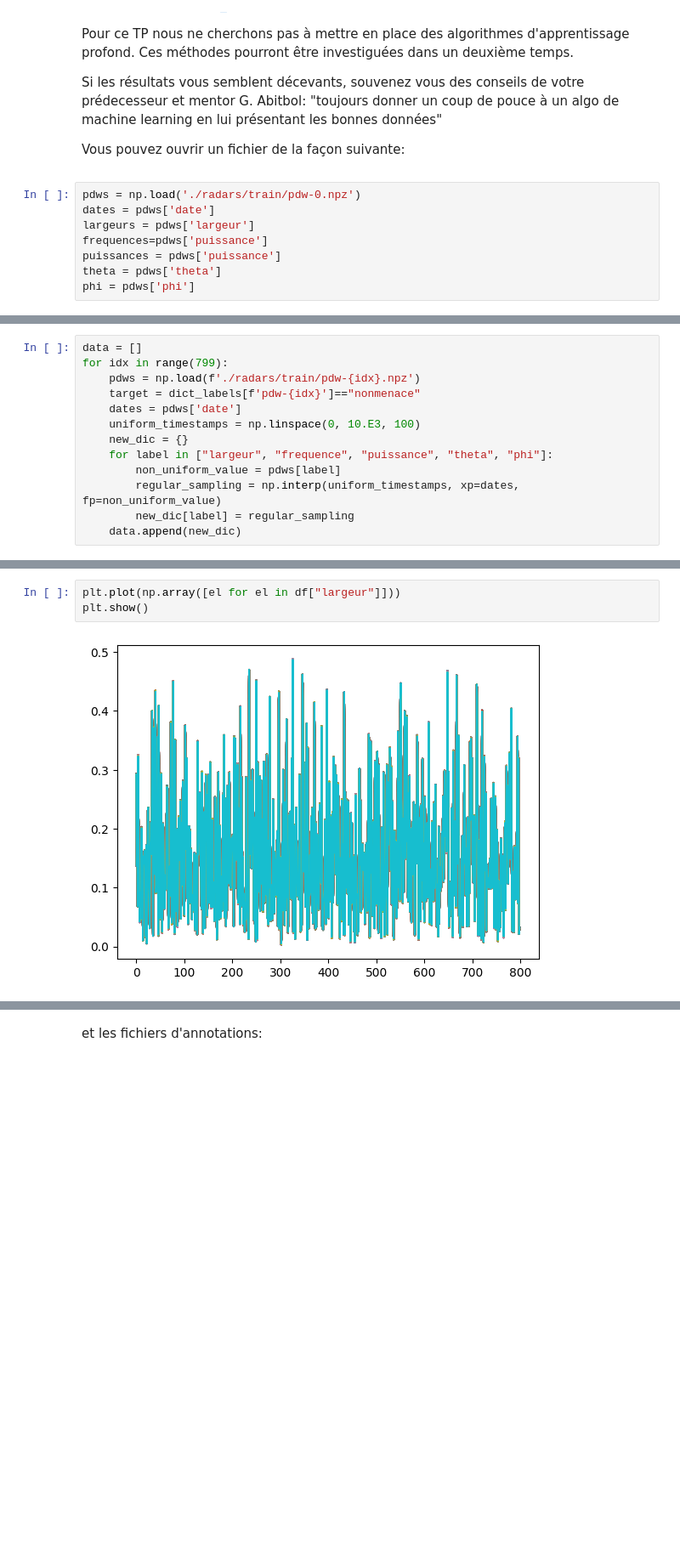
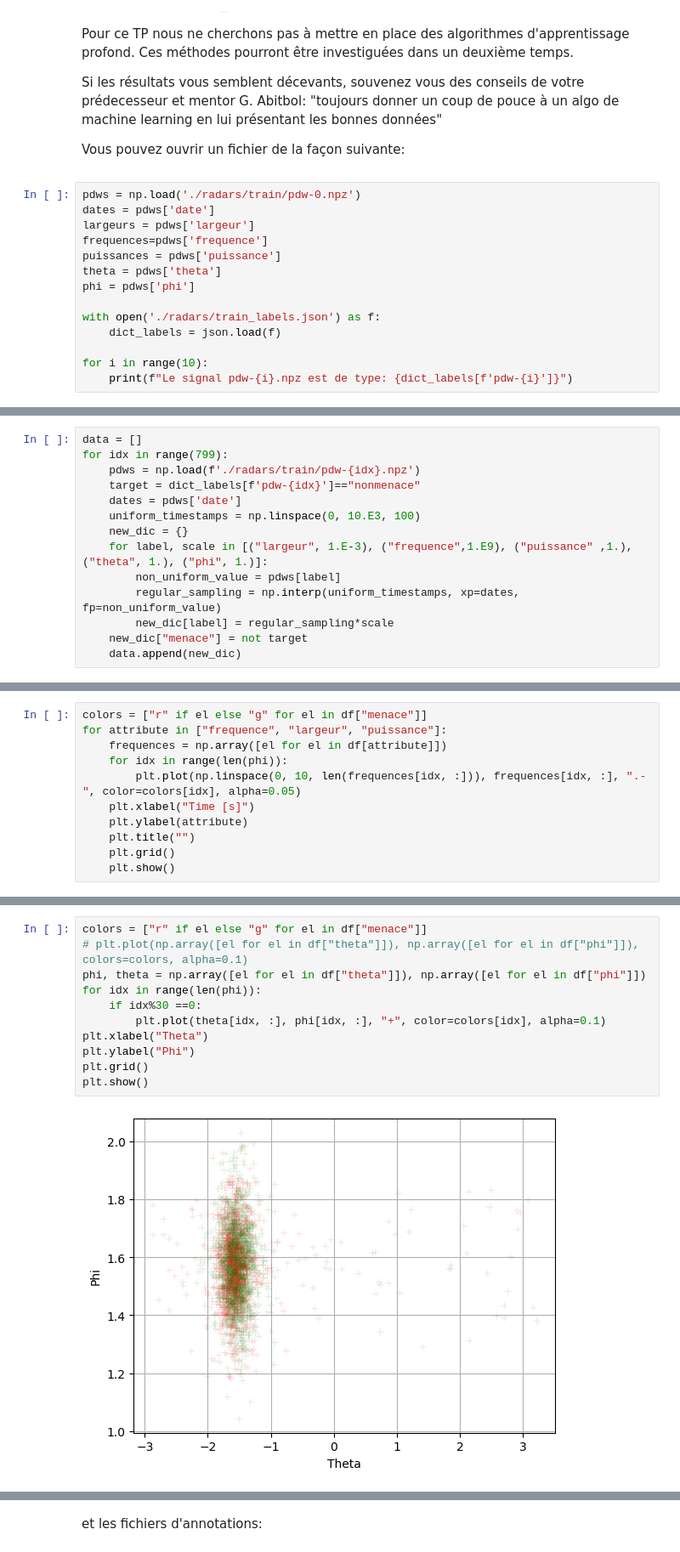
Before and after one commit to balthazarneveu/MVA23_SIGNAL, a Jupyter notebook: lab_02/dls_tp2.ipynb, the cells around one changed output, grey strips where cells are left out. Shown at 85% size. Saved outputs shown, nothing was run; the diff lists cells and outputs as text; blank space fills up the shorter version.

Commit message:
exploratory work 1/freq min and puissance min

```diff
--- a/lab_02/dls_tp2.ipynb
+++ b/lab_02/dls_tp2.ipynb
@@ -86,7 +87,13 @@ Vous pouvez ouvrir un fichier de la façon suivante:
 pdws = np.load('./radars/train/pdw-0.npz')
 dates = pdws['date']
 largeurs = pdws['largeur']
-frequences=pdws['puissance']
+frequences=pdws['frequence']
 puissances = pdws['puissance']
 theta = pdws['theta']
 phi = pdws['phi']
+
+with open('./radars/train_labels.json') as f:
+    dict_labels = json.load(f)
+
+for i in range(10):
+    print(f"Le signal pdw-{i}.npz est de type: {dict_labels[f'pdw-{i}']}")
@@ -116,10 +143,11 @@ for idx in range(799):
     dates = pdws['date']
     uniform_timestamps = np.linspace(0, 10.E3, 100)
     new_dic = {}
-    for label in ["largeur", "frequence", "puissance", "theta", "phi"]:
+    for label, scale in [("largeur", 1.E-3), ("frequence",1.E9), ("puissance" ,1.), ("theta", 1.), ("phi", 1.)]:
         non_uniform_value = pdws[label]
         regular_sampling = np.interp(uniform_timestamps, xp=dates, fp=non_uniform_value)
-        new_dic[label] = regular_sampling
+        new_dic[label] = regular_sampling*scale
+    new_dic["menace"] = not target
     data.append(new_dic)
 # %%
 import pandas as pd
@@ -149,0 +163,11 @@ array([[0.291     , 0.29110102, 0.29185197, ..., 0.29158628, 0.29207135,
+# %%
+colors = ["r" if el else "g" for el in df["menace"]]
+for attribute in ["frequence", "largeur", "puissance"]:
+    frequences = np.array([el for el in df[attribute]])
+    for idx in range(len(phi)):
+        plt.plot(np.linspace(0, 10, len(frequences[idx, :])), frequences[idx, :], ".-", color=colors[idx], alpha=0.05)
+    plt.xlabel("Time [s]")
+    plt.ylabel(attribute)
+    plt.title("")
+    plt.grid()
+    plt.show()
@@ -150,5 +232,13 @@ array([[0.291     , 0.29110102, 0.29185197, ..., 0.29158628, 0.29207135,
 # %%
-plt.plot(np.array([el for el in df["largeur"]]))
+colors = ["r" if el else "g" for el in df["menace"]]
+# plt.plot(np.array([el for el in df["theta"]]), np.array([el for el in df["phi"]]), colors=colors, alpha=0.1)
+phi, theta = np.array([el for el in df["theta"]]), np.array([el for el in df["phi"]])
+for idx in range(len(phi)):
+    if idx%30 ==0:
+        plt.plot(theta[idx, :], phi[idx, :], "+", color=colors[idx], alpha=0.1)
+plt.xlabel("Theta")
+plt.ylabel("Phi")
+plt.grid()
 plt.show()
 # %% [output]
-[figure, old version]
+[figure, new version]
```
Also changed, not shown: parts of 13 cells of this notebook.
